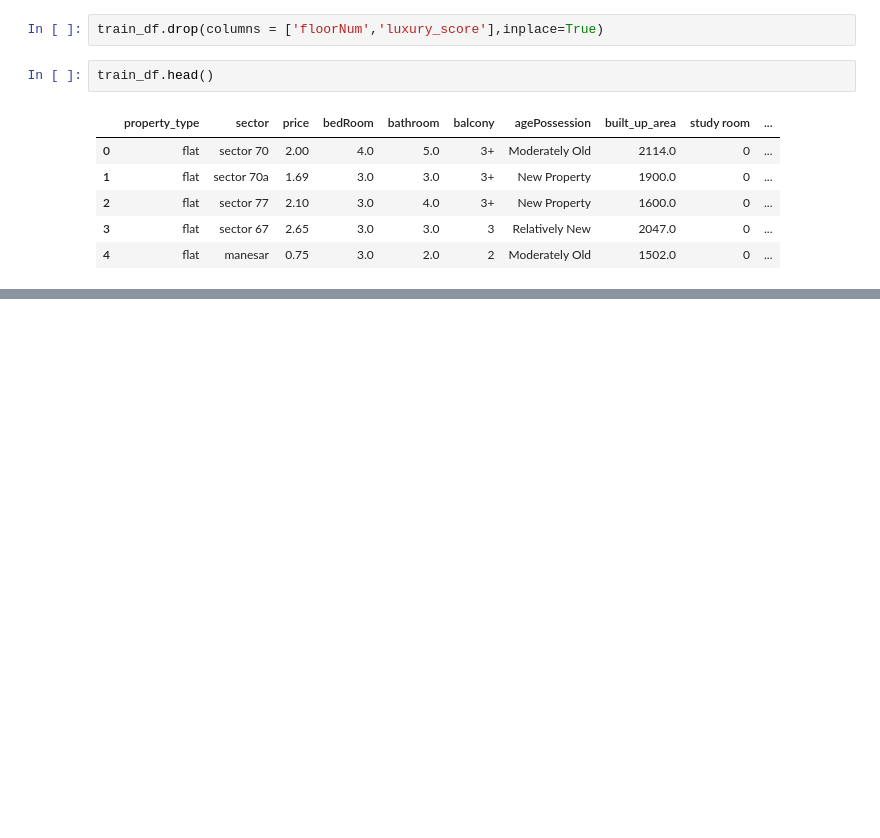
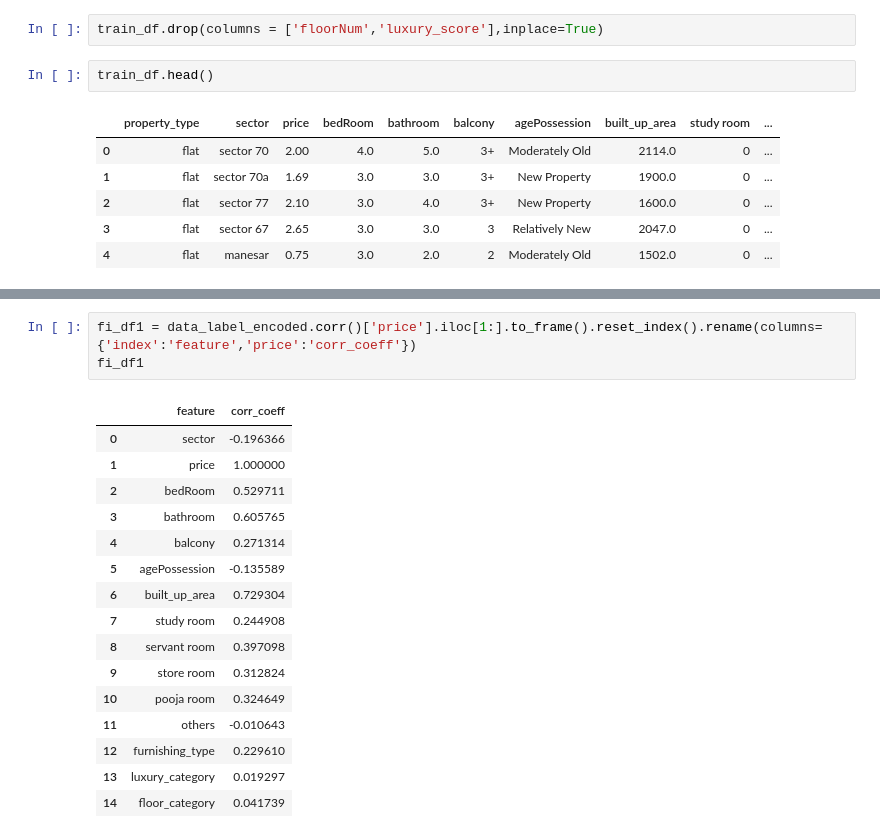
Before and after one commit to garvit1408/NestWise-, a Jupyter notebook: 5 - Feature & Model Selection, productionalization/feature-selection.ipynb, the cells around one changed output, grey strips where cells are left out. Saved outputs shown, nothing was run; the diff lists cells and outputs as text; blank space fills up the shorter version.

```diff
--- a/5 - Feature & Model Selection, productionalization/feature-selection.ipynb
+++ b/5 - Feature & Model Selection, productionalization/feature-selection.ipynb
@@ -108,0 +237,20 @@ train_df.head()
+# %%
+fi_df1 = data_label_encoded.corr()['price'].iloc[1:].to_frame().reset_index().rename(columns={'index':'feature','price':'corr_coeff'})
+fi_df1
+# %% [output]
+|  | feature | corr_coeff |
+| 0 | sector | -0.196366 |
+| 1 | price | 1.000000 |
+| 2 | bedRoom | 0.529711 |
+| 3 | bathroom | 0.605765 |
+| 4 | balcony | 0.271314 |
+| 5 | agePossession | -0.135589 |
+| 6 | built_up_area | 0.729304 |
+| 7 | study room | 0.244908 |
+| 8 | servant room | 0.397098 |
+| 9 | store room | 0.312824 |
+| 10 | pooja room | 0.324649 |
+| 11 | others | -0.010643 |
+| 12 | furnishing_type | 0.229610 |
+| 13 | luxury_category | 0.019297 |
+| 14 | floor_category | 0.041739 |
```
Also changed, not shown: parts of 10 cells of this notebook.
